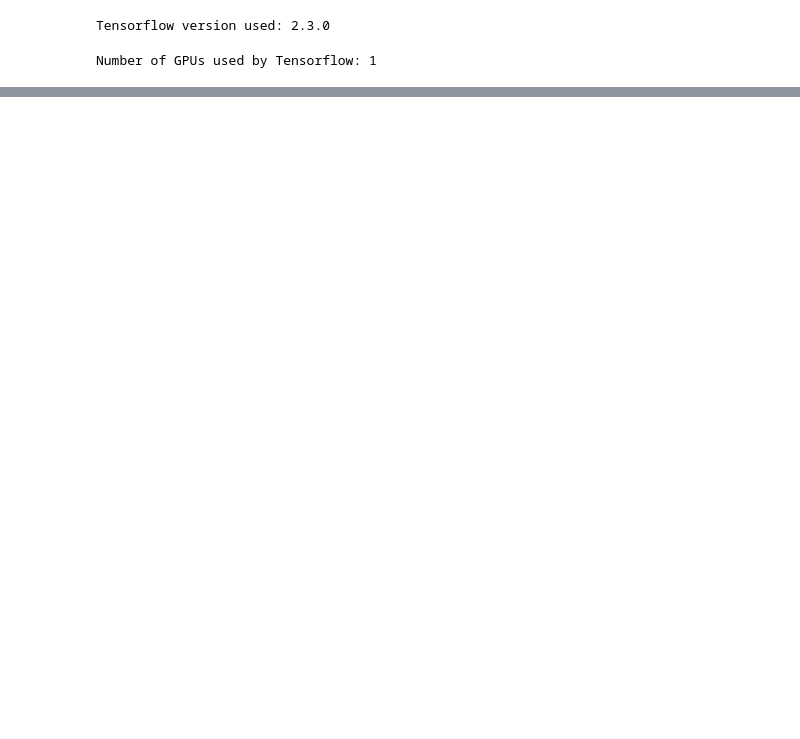
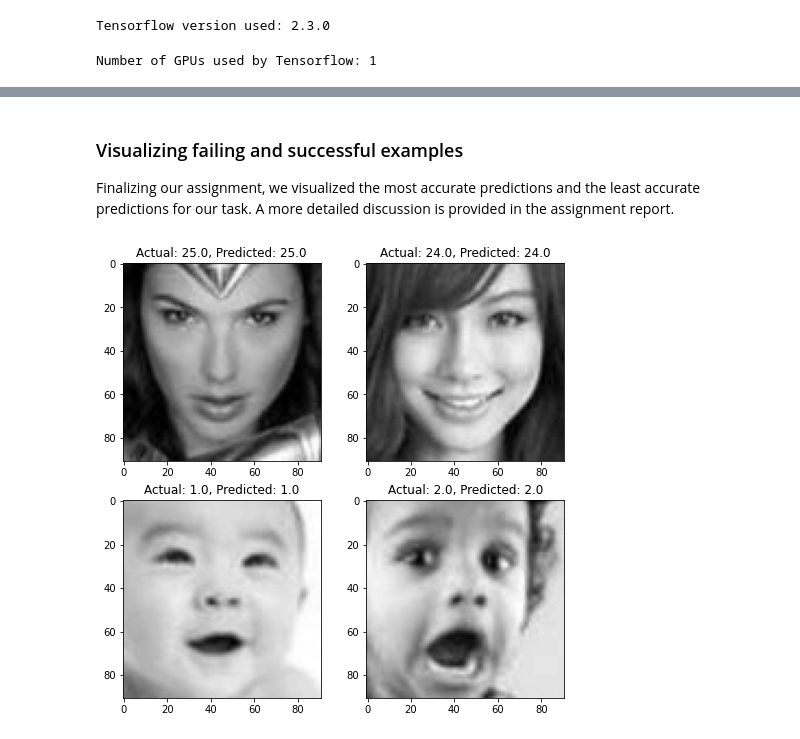
Before and after one commit to yusufdalva/CS559_Homework, a Jupyter notebook: Best Model Candidate 1.ipynb, the cells around one changed output, grey strips where cells are left out. Saved outputs shown, nothing was run; the diff lists cells and outputs as text; code cells hidden in the pictures; blank space fills up the shorter version.

```diff
--- a/Best Model Candidate 1.ipynb
+++ b/Best Model Candidate 1.ipynb
@@ -212,0 +392,20 @@ Epoch 100/100
+# %%
+predictions = cut_model.predict(test_samples).flatten()
+diff = np.absolute(predictions - test_labels)
+sort_preds = np.argsort(diff)
+best_predictions = sort_preds[:4]
+worst_predictions = sort_preds[-4:]
+best_images = test_samples[best_predictions][...]
+worst_images = test_samples[worst_predictions][...]
+# %% [markdown]
+### Visualizing failing and successful examples
+Finalizing our assignment, we visualized the most accurate predictions and the least accurate predictions for our task. A more detailed discussion is provided in the assignment report.
+# %%
+# Visualize Best Predictions
+fig, axes = plt.subplots(2,2, figsize=(8,8))
+predictions = np.array(predictions)
+for img_idx in range(best_images.shape[0]):
+    axes[img_idx // 2, img_idx % 2].imshow(best_images[img_idx], cmap="gray")
+    axes[img_idx // 2, img_idx % 2].set_title("Actual: {}, Predicted: {:.1f}".format(test_labels[best_predictions[img_idx]], predictions[best_predictions[img_idx]]))
+# %% [output]
+[figure, added]
```
Also changed, not shown: parts of 36 cells of this notebook, 1 other file.
